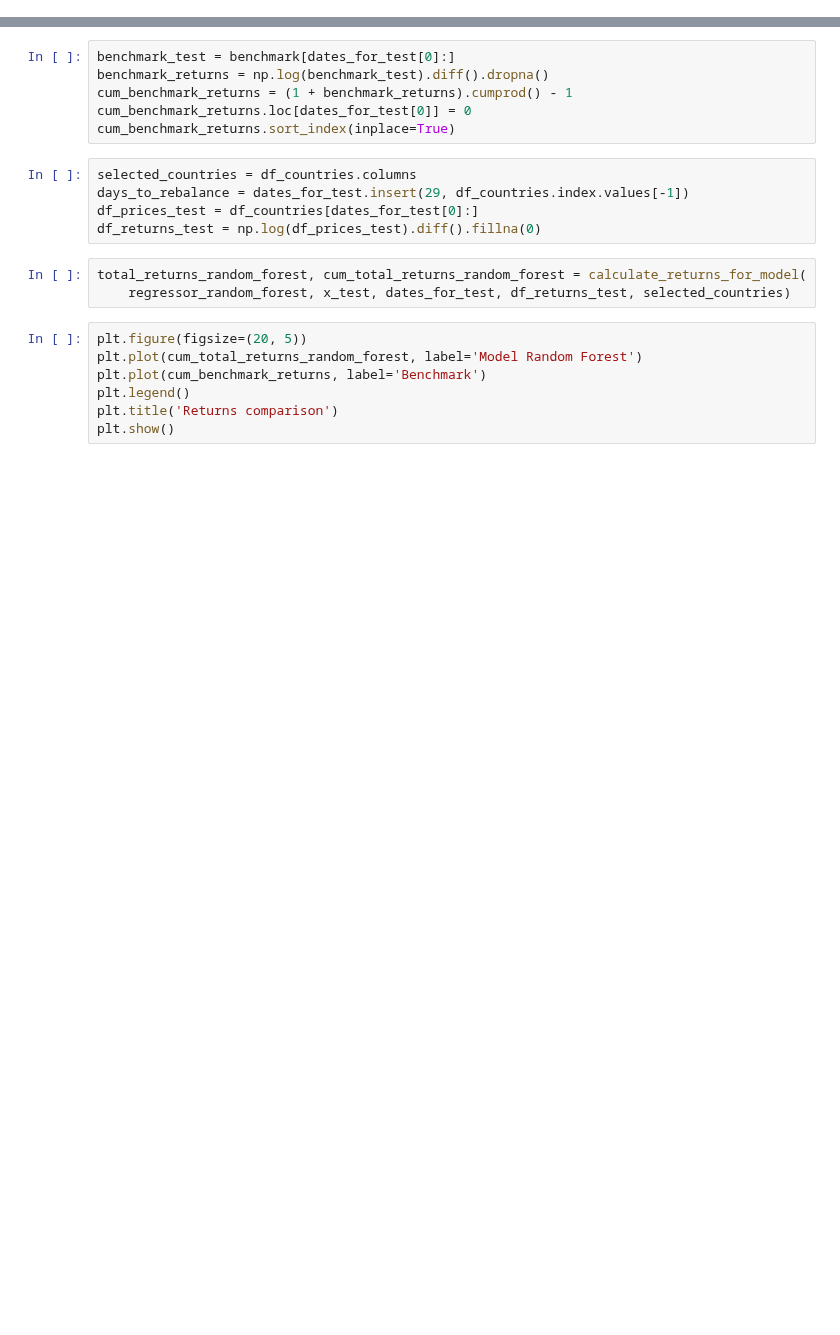
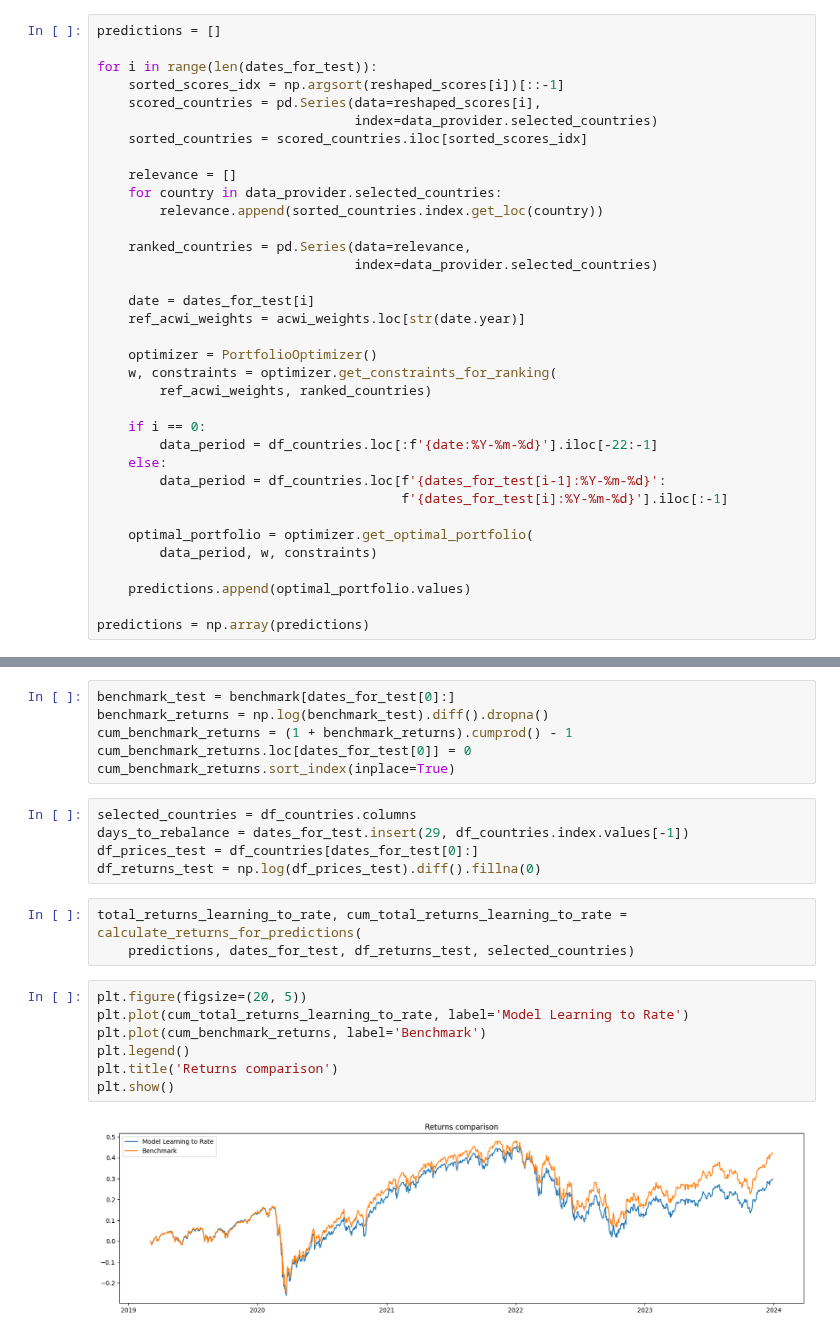
Before and after one commit to lharazin/TFM, a Jupyter notebook: Algorithm/models/base_learning_to_rate_model.ipynb, the cells around one changed output, grey strips where cells are left out. Drawn from its saved outputs; the diff is of its cells as text; blank space fills up the shorter version.

Commit message:
finished base learning to rate model

```diff
--- a/Algorithm/models/base_learning_to_rate_model.ipynb
+++ b/Algorithm/models/base_learning_to_rate_model.ipynb
@@ -320,3 +327,38 @@ dtype: int64
+# %%
+predictions = []
+
+for i in range(len(dates_for_test)):
+    sorted_scores_idx = np.argsort(reshaped_scores[i])[::-1]
+    scored_countries = pd.Series(data=reshaped_scores[i],
+                                 index=data_provider.selected_countries)
+    sorted_countries = scored_countries.iloc[sorted_scores_idx]
+
+    relevance = []
+    for country in data_provider.selected_countries:
+        relevance.append(sorted_countries.index.get_loc(country))
+
+    ranked_countries = pd.Series(data=relevance,
+                                 index=data_provider.selected_countries)
+
+    date = dates_for_test[i]
+    ref_acwi_weights = acwi_weights.loc[str(date.year)]
+
+    optimizer = PortfolioOptimizer()
+    w, constraints = optimizer.get_constraints_for_ranking(
+        ref_acwi_weights, ranked_countries)
+
+    if i == 0:
+        data_period = df_countries.loc[:f'{date:%Y-%m-%d}'].iloc[-22:-1]
+    else:
+        data_period = df_countries.loc[f'{dates_for_test[i-1]:%Y-%m-%d}':
+                                       f'{dates_for_test[i]:%Y-%m-%d}'].iloc[:-1]
+
+    optimal_portfolio = optimizer.get_optimal_portfolio(
+        data_period, w, constraints)
+
+    predictions.append(optimal_portfolio.values)
+
+predictions = np.array(predictions)
 # %% [markdown]
 ## Backtesting
 # %%
@@ -332,16 +374,18 @@ selected_countries = df_countries.columns
 days_to_rebalance = dates_for_test.insert(29, df_countries.index.values[-1])
 df_prices_test = df_countries[dates_for_test[0]:]
 df_returns_test = np.log(df_prices_test).diff().fillna(0)
-# %%
-total_returns_random_forest, cum_total_returns_random_forest = calculate_returns_for_model(
-    regressor_random_forest, x_test, dates_for_test, df_returns_test, selected_countries)
+# %%
+total_returns_learning_to_rate, cum_total_returns_learning_to_rate = calculate_returns_for_predictions(
+    predictions, dates_for_test, df_returns_test, selected_countries)
 # %%
 plt.figure(figsize=(20, 5))
-plt.plot(cum_total_returns_random_forest, label='Model Random Forest')
+plt.plot(cum_total_returns_learning_to_rate, label='Model Learning to Rate')
 plt.plot(cum_benchmark_returns, label='Benchmark')
 plt.legend()
 plt.title('Returns comparison')
 plt.show()
+# %% [output]
+[figure, added]
 # %%
 df_results = pd.DataFrame(columns=['Annual Returns',
                                    'Annual Volatility',
```
Also changed, not shown: parts of 11 cells of this notebook, 3 other files.
